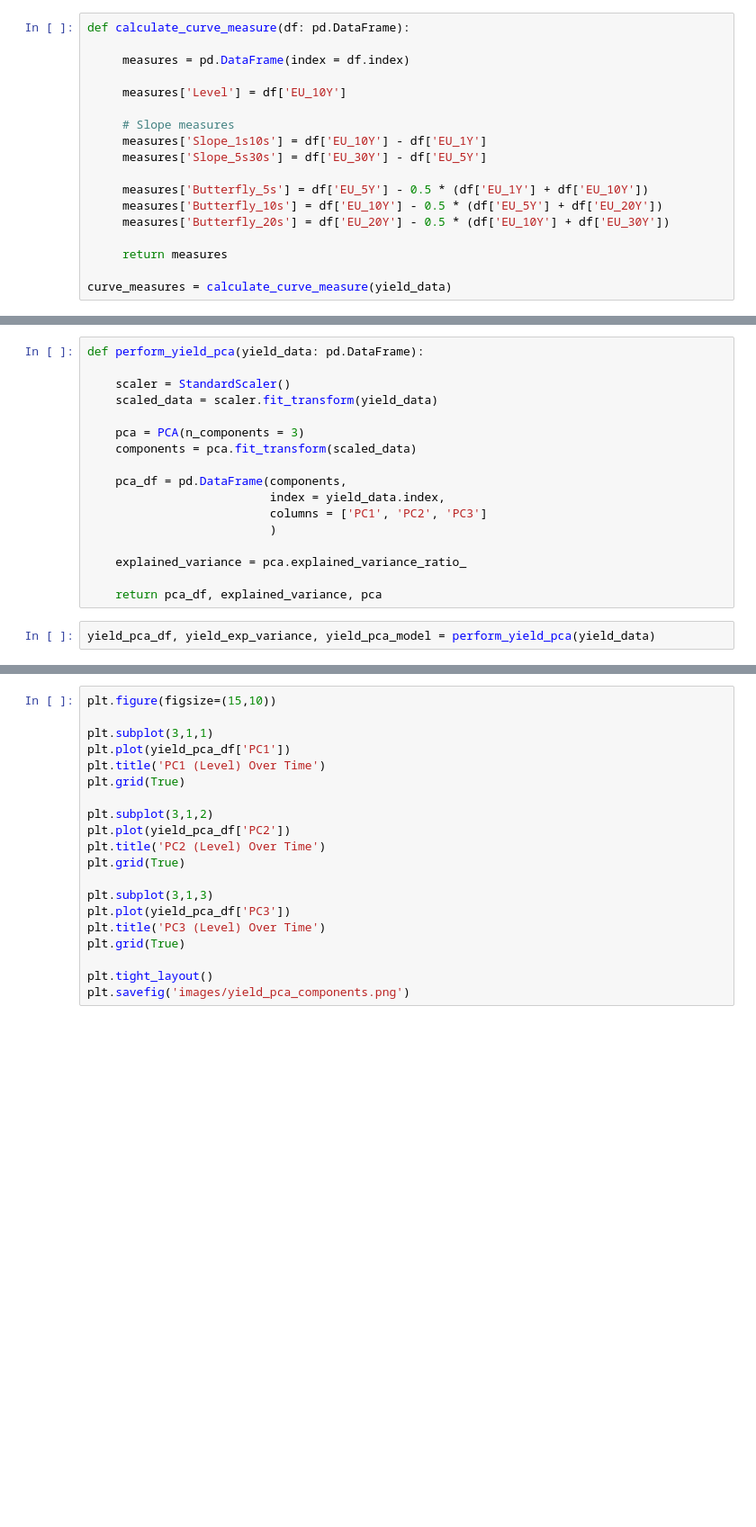
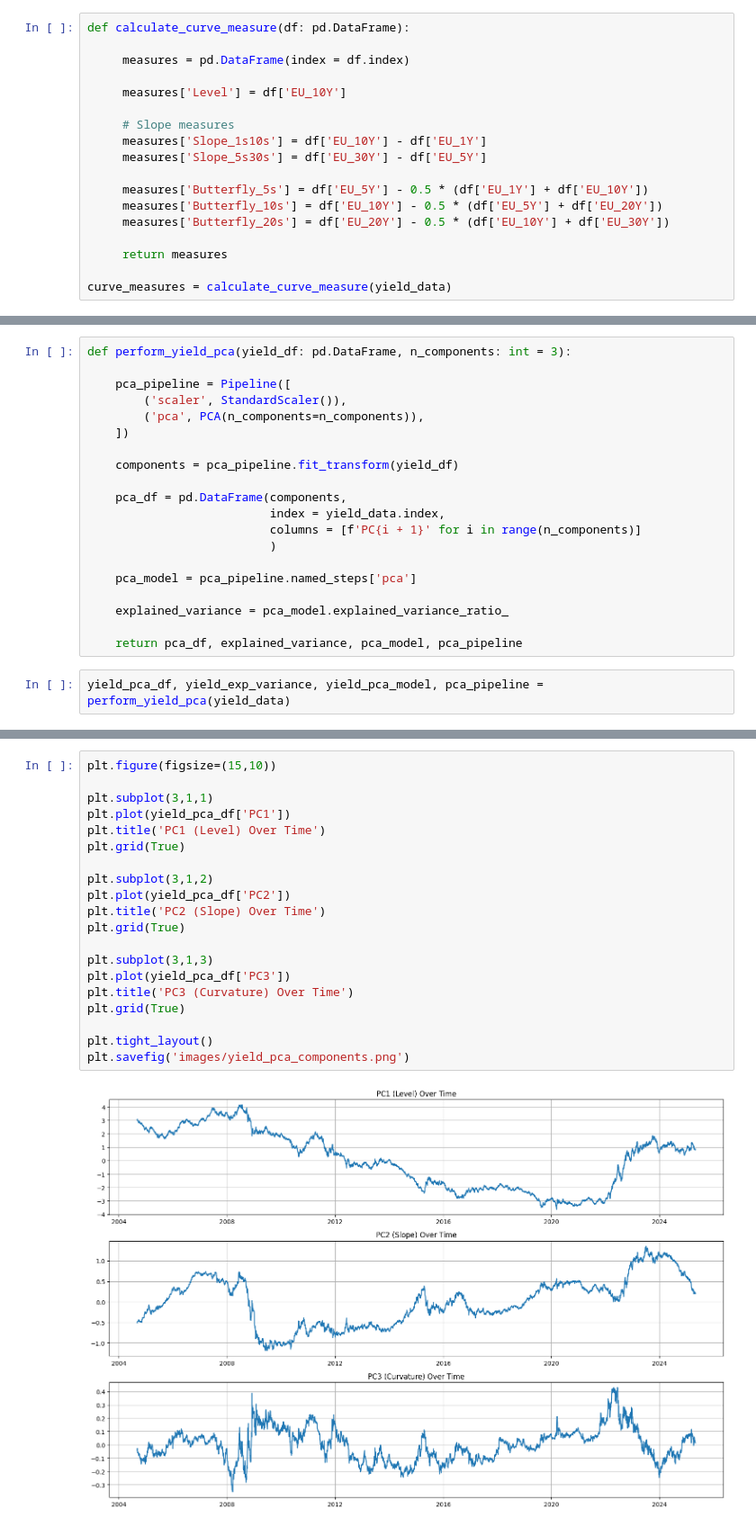
Before and after one commit to LukaLiegis/quant, a Jupyter notebook: yield_curve_arb/main.ipynb, the cells around one changed output, grey strips where cells are left out. Shown at 90% size. Saved outputs shown, nothing was run; the diff lists cells and outputs as text; blank space fills up the shorter version.

```diff
--- a/yield_curve_arb/main.ipynb
+++ b/yield_curve_arb/main.ipynb
@@ -58,22 +93,25 @@ curve_measures = calculate_curve_measure(yield_data)
 # %%
-def perform_yield_pca(yield_data: pd.DataFrame):
+def perform_yield_pca(yield_df: pd.DataFrame, n_components: int = 3):
 
-    scaler = StandardScaler()
-    scaled_data = scaler.fit_transform(yield_data)
+    pca_pipeline = Pipeline([
+        ('scaler', StandardScaler()),
+        ('pca', PCA(n_components=n_components)),
+    ])
 
-    pca = PCA(n_components = 3)
-    components = pca.fit_transform(scaled_data)
+    components = pca_pipeline.fit_transform(yield_df)
 
     pca_df = pd.DataFrame(components,
                           index = yield_data.index,
-                          columns = ['PC1', 'PC2', 'PC3']
+                          columns = [f'PC{i + 1}' for i in range(n_components)]
                           )
 
-    explained_variance = pca.explained_variance_ratio_
+    pca_model = pca_pipeline.named_steps['pca']
 
-    return pca_df, explained_variance, pca
+    explained_variance = pca_model.explained_variance_ratio_
+
+    return pca_df, explained_variance, pca_model, pca_pipeline
 # %%
-yield_pca_df, yield_exp_variance, yield_pca_model = perform_yield_pca(yield_data)
+yield_pca_df, yield_exp_variance, yield_pca_model, pca_pipeline = perform_yield_pca(yield_data)
 # %%
 print("Yield PCA Explained Variance Ratio")
 for i, var in enumerate(yield_exp_variance):
@@ -81,20 +124,22 @@ for i, var in enumerate(yield_exp_variance):
 # %%
 plt.figure(figsize=(15,10))
 
 plt.subplot(3,1,1)
 plt.plot(yield_pca_df['PC1'])
 plt.title('PC1 (Level) Over Time')
 plt.grid(True)
 
 plt.subplot(3,1,2)
 plt.plot(yield_pca_df['PC2'])
-plt.title('PC2 (Level) Over Time')
+plt.title('PC2 (Slope) Over Time')
 plt.grid(True)
 
 plt.subplot(3,1,3)
 plt.plot(yield_pca_df['PC3'])
-plt.title('PC3 (Level) Over Time')
+plt.title('PC3 (Curvature) Over Time')
 plt.grid(True)
 
 plt.tight_layout()
 plt.savefig('images/yield_pca_components.png')
+# %% [output]
+[figure, added]
```
Also changed, not shown: parts of 24 cells of this notebook.
